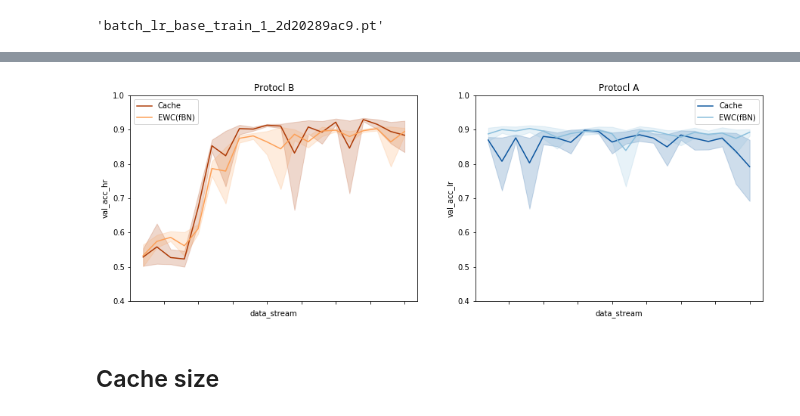
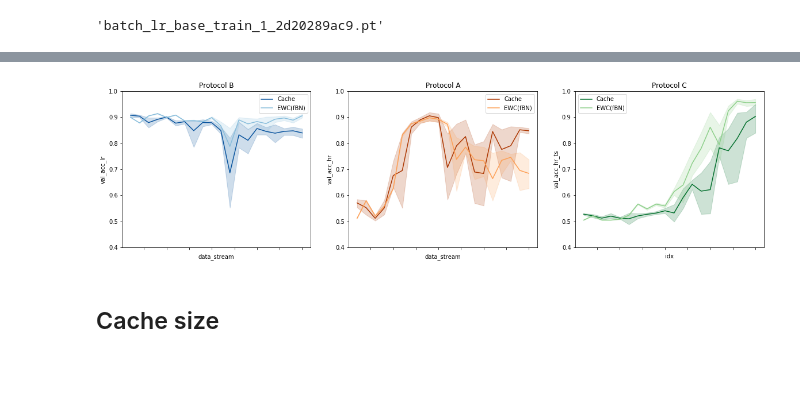
Before and after one commit to cirmuw/dynamicmemory, a Jupyter notebook: J_Results.ipynb, the cells around one changed output, grey strips where cells are left out. Cells and saved outputs as stored; diff of their text form; code cells hidden in the pictures; blank space fills up the shorter version.

```diff
--- a/J_Results.ipynb
+++ b/J_Results.ipynb
@@ -256,7 +257,7 @@ def res_data_for_params(hparams):
 # %%
 #data = 'catsinom_combined_hrlowshift_dataset.csv'
 # data = 'catsinom_combined_dataset.csv'
-data = 'catsinom_combined_dsts_dataset.csv'
+data = 'catsinom_combined_dsts2_dataset.csv'
 
 # df_randomcache = pd.DataFrame()
 hparams={'continous': True,
@@ -387,22 +389,29 @@ plt.savefig(cutils.RESPATH+data.split('.')[0] + '.pdf')
 # %%
-fig, ax = plt.subplots(1,2, figsize=(15, 5))
-sns.lineplot(data=df_randomcache, y='val_acc_hr', x='idx', color=sns.color_palette("Oranges")[5], ax=ax[0])
-sns.lineplot(data=df_ewc_bnoff, y='val_acc_hr', x='idx', color=sns.color_palette("Oranges")[2], ax=ax[0])
+fig, ax = plt.subplots(1,3, figsize=(20, 5))
+sns.lineplot(data=df_randomcache, y='val_acc_lr', x='idx', color=sns.color_palette("Blues")[5], ax=ax[0])
+sns.lineplot(data=df_ewc_bnoff, y='val_acc_lr', x='idx', color=sns.color_palette("Blues")[2], ax=ax[0])
 ax[0].set_xlabel('data_stream')
 ax[0].set_xticklabels([])
 ax[0].set_ylim(.4, 1)
 ax[0].legend(['Cache','EWC(fBN)'])
-ax[0].set_title('Protocl B')
-sns.lineplot(data=df_randomcache, y='val_acc_lr', x='idx', color=sns.color_palette("Blues")[5], ax=ax[1])
-sns.lineplot(data=df_ewc_bnoff, y='val_acc_lr', x='idx', color=sns.color_palette("Blues")[2], ax=ax[1])
+ax[0].set_title('Protocol B')
+sns.lineplot(data=df_randomcache, y='val_acc_hr', x='idx', color=sns.color_palette("Oranges")[5], ax=ax[1])
+sns.lineplot(data=df_ewc_bnoff, y='val_acc_hr', x='idx', color=sns.color_palette("Oranges")[2], ax=ax[1])
 ax[1].set_xlabel('data_stream')
 ax[1].set_xticklabels([])
 ax[1].set_ylim(.4, 1)
 ax[1].legend(['Cache','EWC(fBN)'])
-ax[1].set_title('Protocl A')
+ax[1].set_title('Protocol A')
+sns.lineplot(data=df_randomcache, y='val_acc_hr_ts', x='idx', color=sns.color_palette("Greens")[5], ax=ax[2])
+sns.lineplot(data=df_ewc_bnoff, y='val_acc_hr_ts', x='idx', color=sns.color_palette("Greens")[2], ax=ax[2])
+ax[1].set_xlabel('data_stream')
+ax[2].set_xticklabels([])
+ax[2].set_ylim(.4, 1)
+ax[2].legend(['Cache','EWC(fBN)'])
+ax[2].set_title('Protocol C')
 plt.savefig(cutils.RESPATH+'Cache_ewsfBN_comparison'+data.split('.')[0]+'.pdf')
 # %% [output]
-[figure, old version]
+[figure, new version]
 # %% [markdown]
 ## Cache size
 # %%
```
Also changed, not shown: parts of 13 cells of this notebook, 3 other files.
